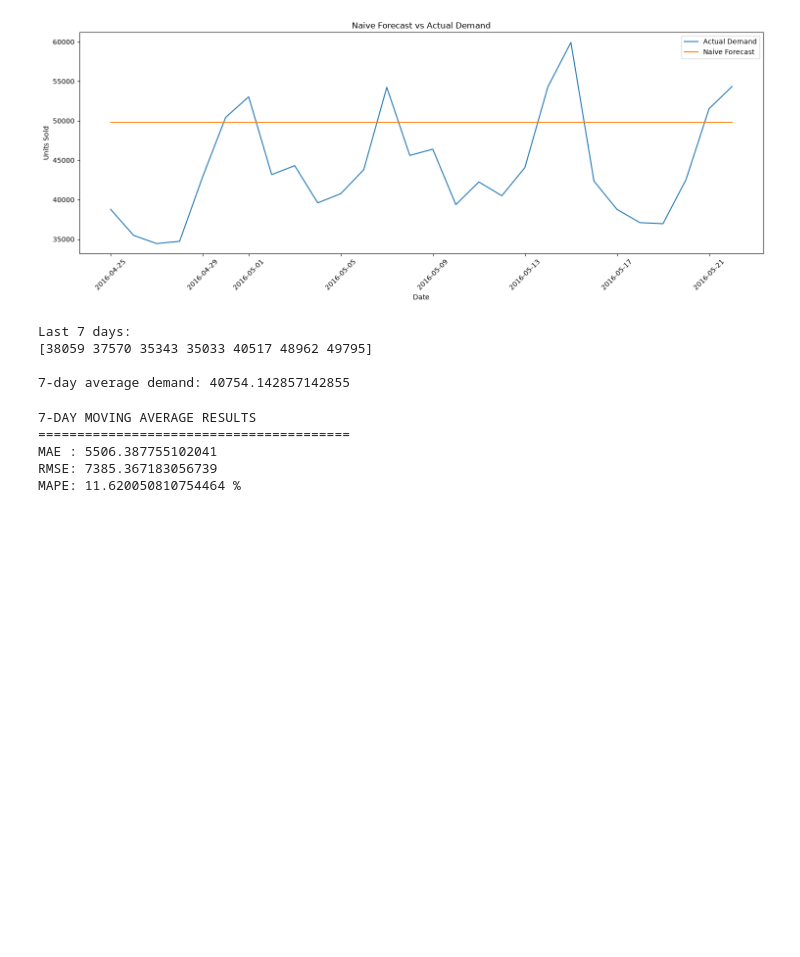
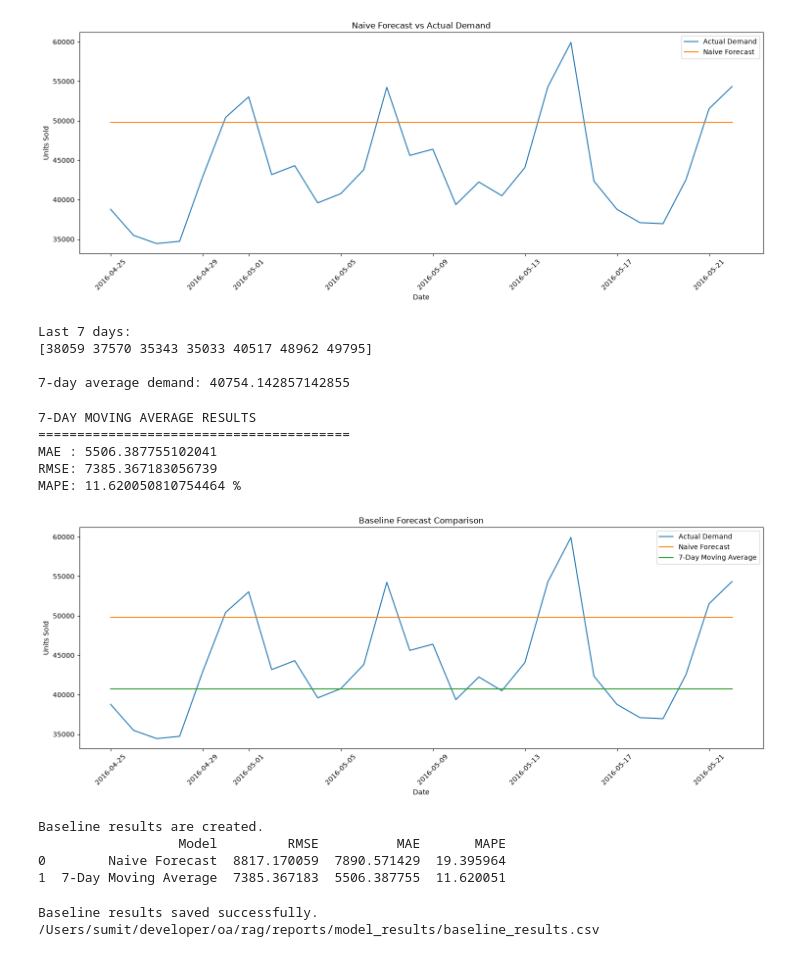
Before and after one commit to Webrookie0/retail-demand-forecast, a Jupyter notebook: notebooks/03_baseline_forecasting.ipynb, the cells around one changed output. Cells and saved outputs as stored; diff of their text form; code cells hidden in the pictures; blank space fills up the shorter version.

```diff
--- a/notebooks/03_baseline_forecasting.ipynb
+++ b/notebooks/03_baseline_forecasting.ipynb
@@ -163,3 +170,73 @@ print("MAPE:", moving_average_mpae, "%")
 MAE : 5506.387755102041
 RMSE: 7385.367183056739
 MAPE: 11.620050810754464 %
+# %%
+plt.figure(figsize=(15, 6))
+
+plt.plot(
+    validation["date"],
+    actual,
+    label= "Actual Demand"
+)
+plt.plot(
+    validation["date"],
+    naive_forecast,
+    label= "Naive Forecast"
+)
+plt.plot(
+    validation["date"],
+    moving_average_forecast,
+    label= "7-Day Moving Average"
+)
+
+plt.title("Baseline Forecast Comparison")
+plt.xlabel("Date")
+plt.ylabel("Units Sold")
+
+plt.legend()
+plt.xticks(rotation=45)
+plt.tight_layout()
+plt.show()
+# %% [output]
+[figure, added]
+# %%
+baseline_results = pd.DataFrame({
+    "Model":[
+        "Naive Forecast",
+        "7-Day Moving Average"
+    ],
+    "RMSE":[
+        naive_rmse,
+        moving_average_rmse
+    ],
+    "MAE":[
+        naive_mae,
+        moving_average_mae
+    ],
+    "MAPE":[
+        naive_mape,
+        moving_average_mpae
+    ]
+})
+
+print("Baseline results are created.")
+print(baseline_results)
+# %% [output]
+Baseline results are created.
+                  Model         RMSE          MAE       MAPE
+0        Naive Forecast  8817.170059  7890.571429  19.395964
+1  7-Day Moving Average  7385.367183  5506.387755  11.620051
+# %%
+RESULTS_DIR = BASE_DIR/"reports" / "model_results"
+RESULTS_DIR.mkdir(parents = True, exist_ok=True)
+
+baseline_results.to_csv(
+    RESULTS_DIR/"baseline_results.csv",
+    index = False
+)
+
+print("Baseline results saved successfully.")
+print(RESULTS_DIR/"baseline_results.csv")
+# %% [output]
+Baseline results saved successfully.
+/Users/sumit/developer/oa/rag/reports/model_results/baseline_results.csv
```
Also changed, not shown: parts of 1 cell of this notebook, 4 other files.
